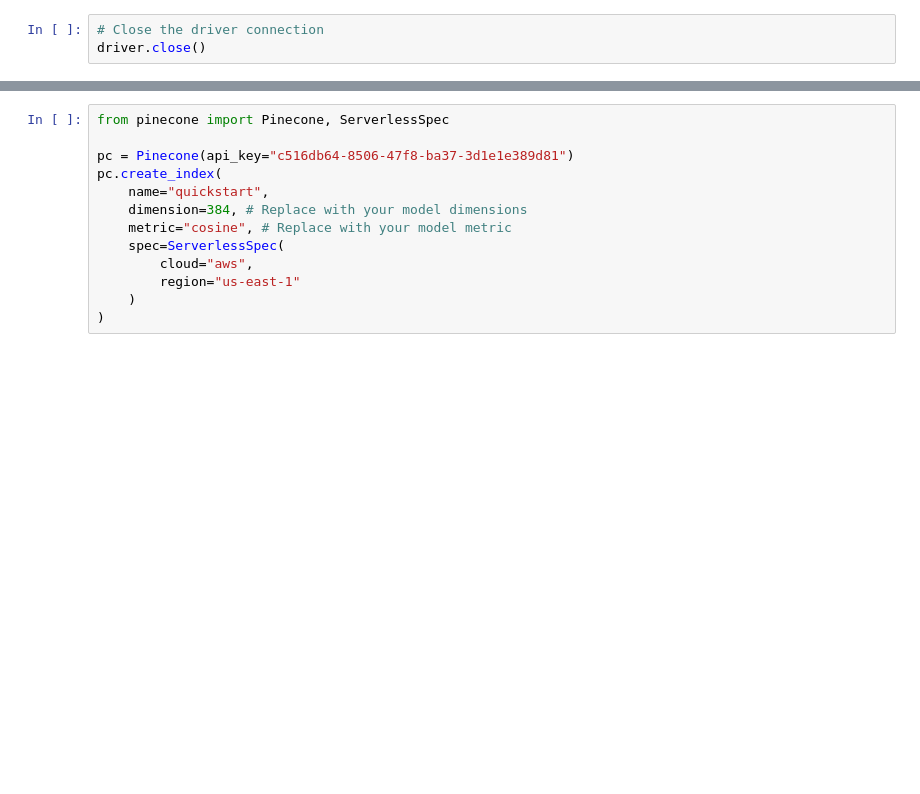
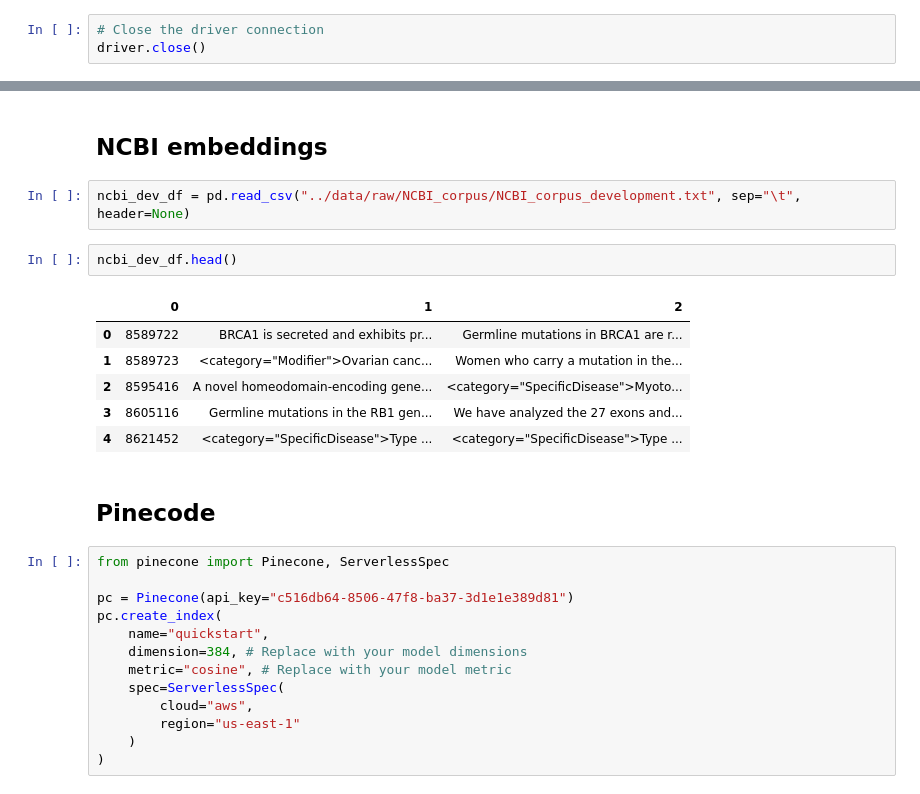
Before and after one commit to Yuliana7/biomedical-entity-linking, a Jupyter notebook: notebooks/data_processing.ipynb, the cells around one changed output, grey strips where cells are left out. Cells and saved outputs as stored; diff of their text form; blank space fills up the shorter version.

```diff
--- a/notebooks/data_processing.ipynb
+++ b/notebooks/data_processing.ipynb
@@ -106,3 +214,18 @@ driver.close()
+# %% [markdown]
+## NCBI embeddings
+# %%
+ncbi_dev_df = pd.read_csv("../data/raw/NCBI_corpus/NCBI_corpus_development.txt", sep="\t", header=None)
+# %%
+ncbi_dev_df.head()
+# %% [output]
+|  | 0 | 1 | 2 |
+| 0 | 8589722 | BRCA1 is secreted and exhibits pr... | Germline mutations in BRCA1 are r... |
+| 1 | 8589723 | <category="Modifier">Ovarian canc... | Women who carry a mutation in the... |
+| 2 | 8595416 | A novel homeodomain-encoding gene... | <category="SpecificDisease">Myoto... |
+| 3 | 8605116 | Germline mutations in the RB1 gen... | We have analyzed the 27 exons and... |
+| 4 | 8621452 | <category="SpecificDisease">Type ... | <category="SpecificDisease">Type ... |
+# %% [markdown]
+## Pinecode
 # %%
 from pinecone import Pinecone, ServerlessSpec
 
```
Also changed, not shown: parts of 27 cells of this notebook, 2 other files.
